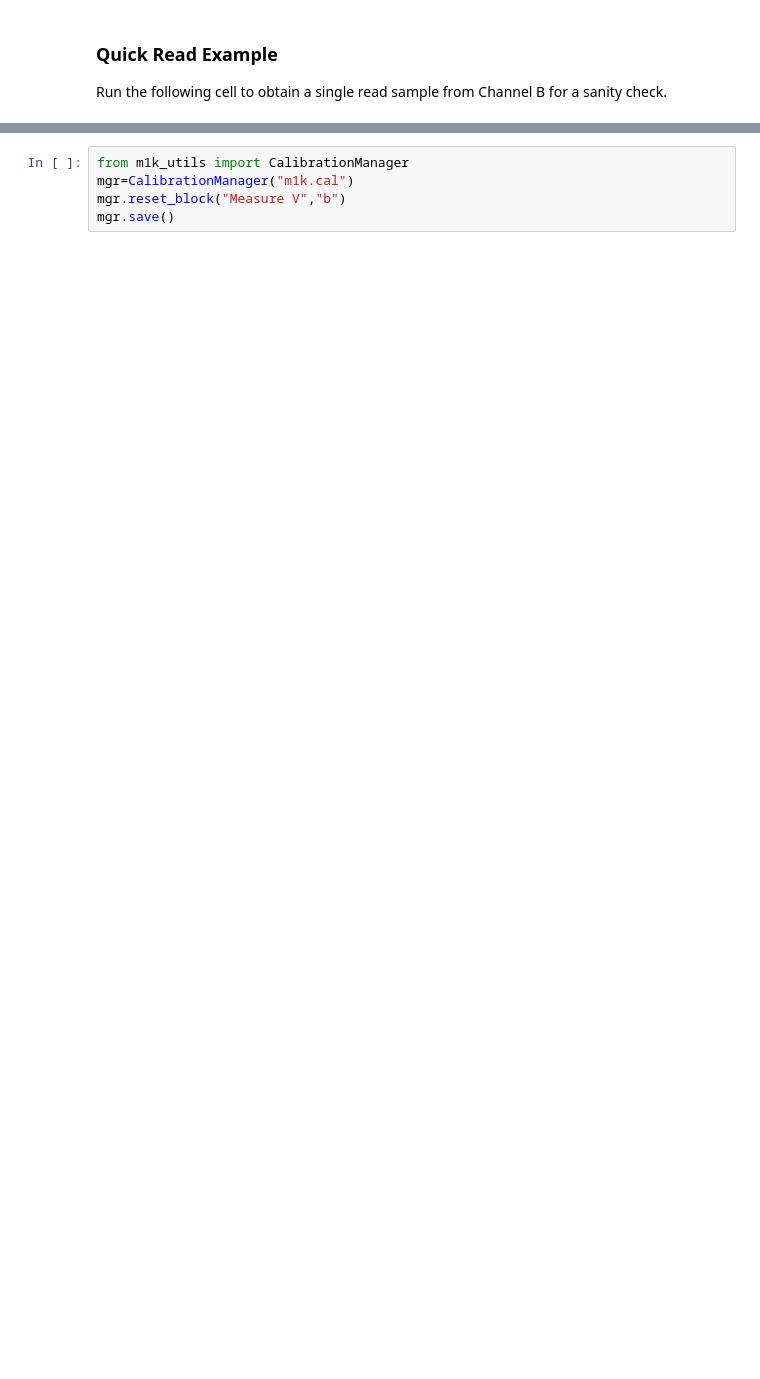
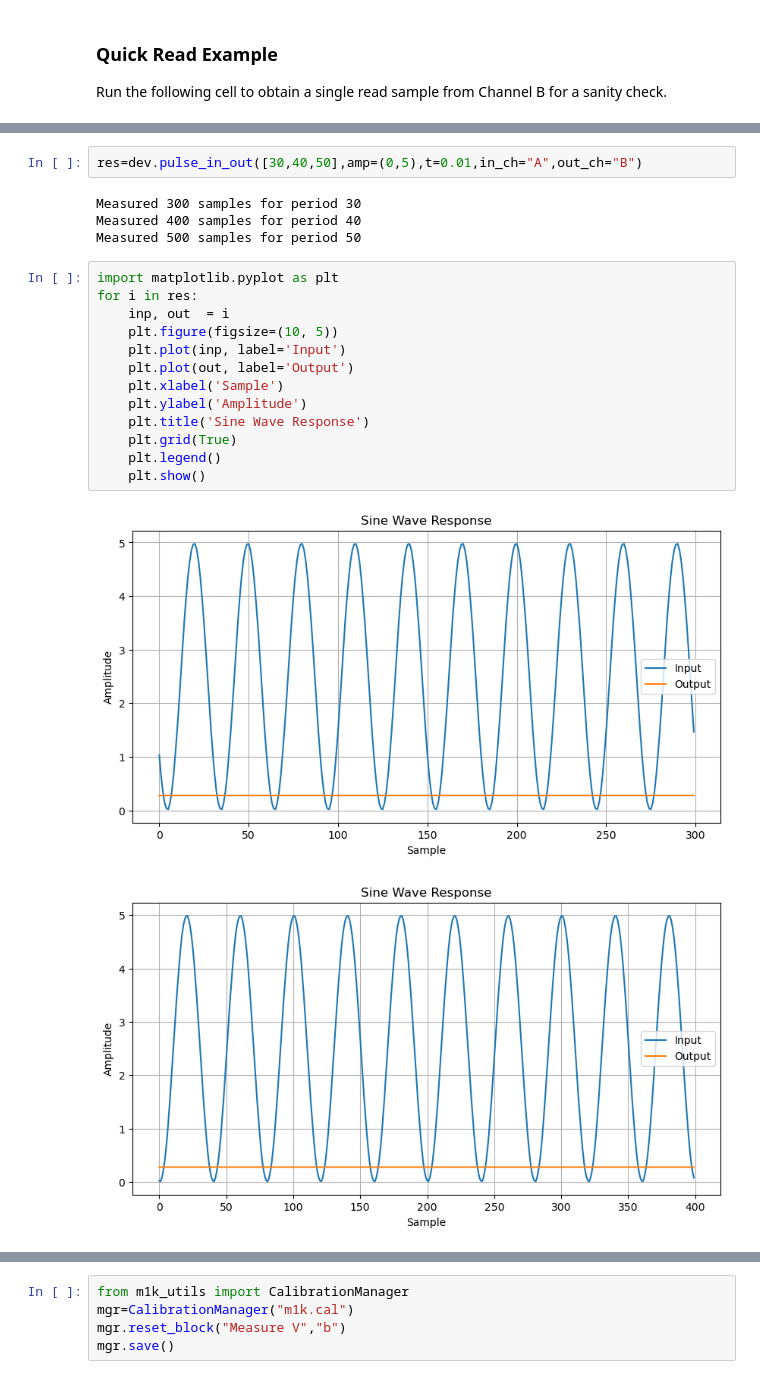
Before and after one commit to AshwinPrasanthHariharan/m1k_ss, a Jupyter notebook: smu_control.ipynb, the cells around one changed output, grey strips where cells are left out. Saved outputs shown, nothing was run; the diff lists cells and outputs as text; blank space fills up the shorter version.

Commit message:
added whl and class method pulse in out

```diff
--- a/smu_control.ipynb
+++ b/smu_control.ipynb
@@ -51,0 +60,22 @@ Use the fitted `g` and `o` to adjust future measurements.
+# %%
+res=dev.pulse_in_out([30,40,50],amp=(0,5),t=0.01,in_ch="A",out_ch="B")
+# %% [output]
+Measured 300 samples for period 30
+Measured 400 samples for period 40
+Measured 500 samples for period 50
+# %%
+import matplotlib.pyplot as plt
+for i in res:
+    inp, out  = i
+    plt.figure(figsize=(10, 5))
+    plt.plot(inp, label='Input')
+    plt.plot(out, label='Output')
+    plt.xlabel('Sample')
+    plt.ylabel('Amplitude')
+    plt.title('Sine Wave Response')
+    plt.grid(True)
+    plt.legend()
+    plt.show()
+# %% [output]
+[figure, added]
+[figure, added]
```
Also changed, not shown: parts of 10 cells of this notebook.
